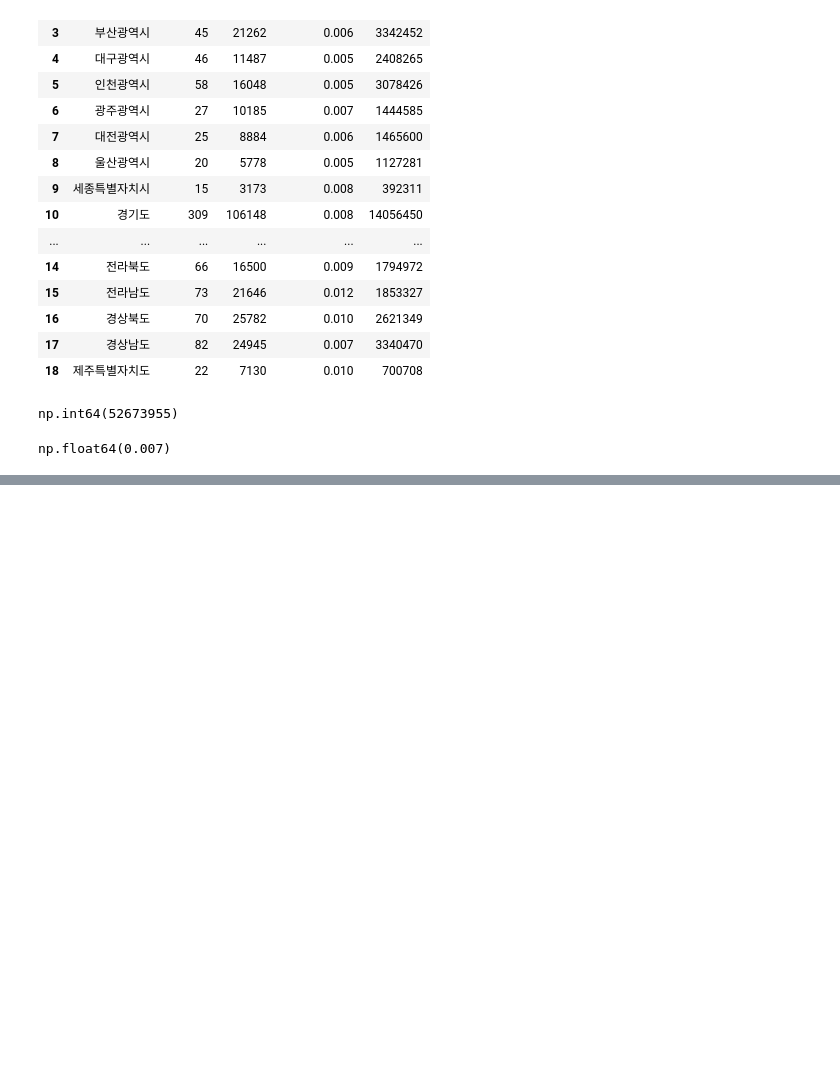
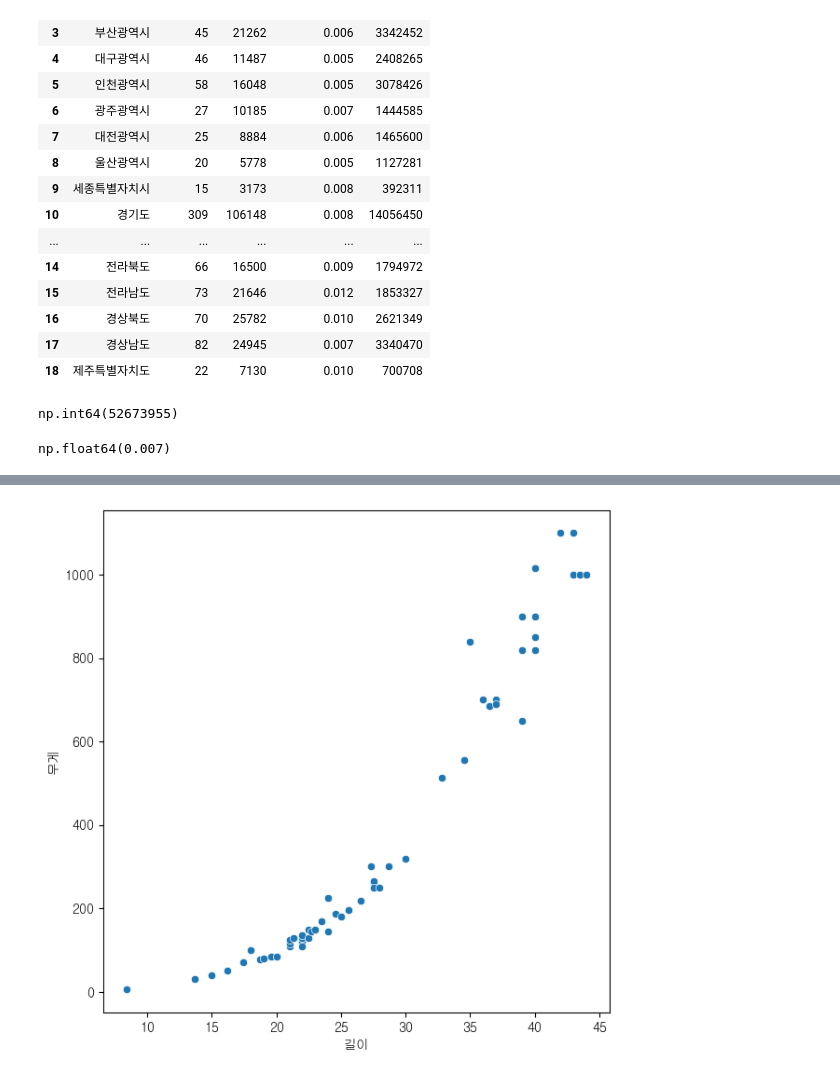
Before and after one commit to dx83/python_260513, a Jupyter notebook: 물고기.ipynb, the cells around one changed output, grey strips where cells are left out. Saved outputs shown, nothing was run; the diff lists cells and outputs as text; code cells hidden in the pictures; blank space fills up the shorter version.

```diff
--- a/물고기.ipynb
+++ b/물고기.ipynb
@@ -109,0 +177,5 @@ df.to_pickle('./pkl/library.pkl')
+# %%
+# 농어의 길이와 무게만 가져와서 df1에 보관
+c1 = (df['종류'] == '농어')
+df1 = df.loc[c1, ['길이','무게']]
+df1
@@ -109,0 +200,11 @@ df.to_pickle('./pkl/library.pkl')
+# %%
+import matplotlib.pyplot as plt
+import seaborn as sns
+from matplotlib import rc
+
+rc('font', family='Gulim')
+plt.figure(figsize=(7, 7))
+sns.scatterplot(data=df1, x='길이', y='무게')
+plt.show()
+# %% [output]
+[figure, added]
```
Also changed, not shown: parts of 42 cells of this notebook, 5 other files.
